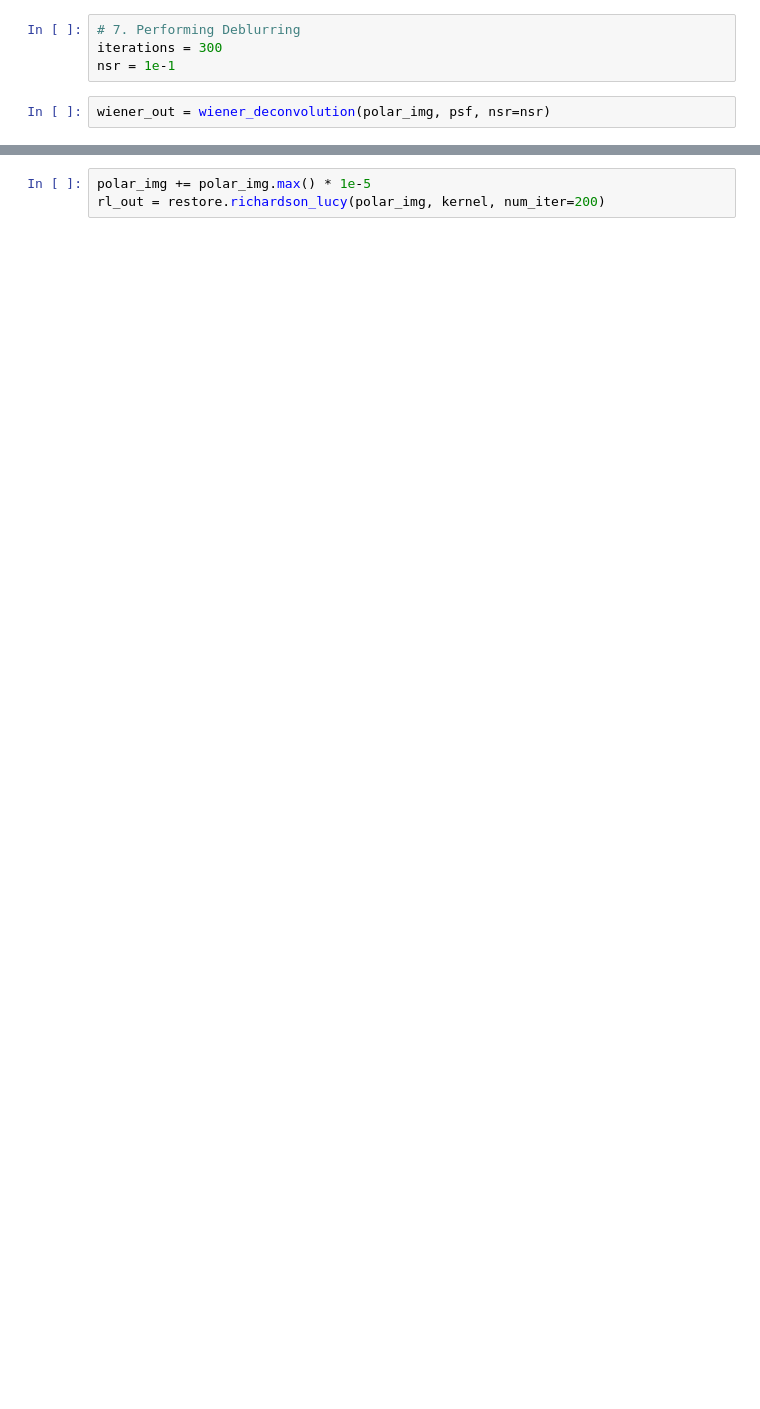
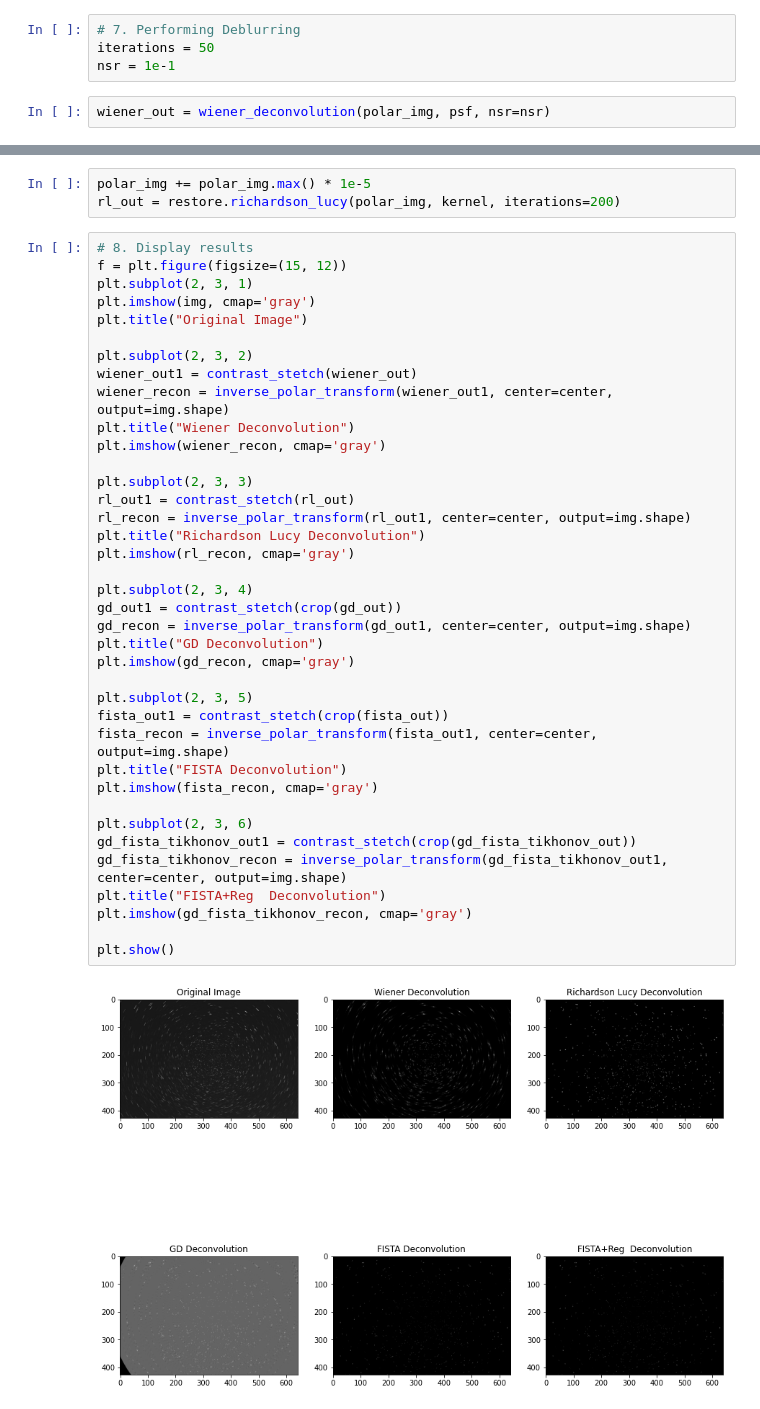
Before and after one commit to GSNikhil/star-trail-removal, a Jupyter notebook: main.ipynb, the cells around one changed output, grey strips where cells are left out. Cells and saved outputs as stored; diff of their text form; blank space fills up the shorter version.

```diff
--- a/main.ipynb
+++ b/main.ipynb
@@ -776,7 +739,7 @@ Kernel Shape:  (1, 17) 1.0
 [figure]
 # %%
 # 7. Performing Deblurring
-iterations = 300
+iterations = 50
 nsr = 1e-1
 # %%
 wiener_out = wiener_deconvolution(polar_img, psf, nsr=nsr)
@@ -789,3 +758,43 @@ gd_fista_tikhonov_out = gd_fista_tikhonov_reg(polar_img, pad_psf, n_iters=iterat
 # %%
 polar_img += polar_img.max() * 1e-5
-rl_out = restore.richardson_lucy(polar_img, kernel, num_iter=200)
+rl_out = restore.richardson_lucy(polar_img, kernel, iterations=200)
+# %%
+# 8. Display results
+f = plt.figure(figsize=(15, 12))
+plt.subplot(2, 3, 1)
+plt.imshow(img, cmap='gray')
+plt.title("Original Image")
+
+plt.subplot(2, 3, 2)
+wiener_out1 = contrast_stetch(wiener_out)
+wiener_recon = inverse_polar_transform(wiener_out1, center=center, output=img.shape)
+plt.title("Wiener Deconvolution")
+plt.imshow(wiener_recon, cmap='gray')
+
+plt.subplot(2, 3, 3)
+rl_out1 = contrast_stetch(rl_out)
+rl_recon = inverse_polar_transform(rl_out1, center=center, output=img.shape)
+plt.title("Richardson Lucy Deconvolution")
+plt.imshow(rl_recon, cmap='gray')
+
+plt.subplot(2, 3, 4)
+gd_out1 = contrast_stetch(crop(gd_out))
+gd_recon = inverse_polar_transform(gd_out1, center=center, output=img.shape)
+plt.title("GD Deconvolution")
+plt.imshow(gd_recon, cmap='gray')
+
+plt.subplot(2, 3, 5)
+fista_out1 = contrast_stetch(crop(fista_out))
+fista_recon = inverse_polar_transform(fista_out1, center=center, output=img.shape)
+plt.title("FISTA Deconvolution")
+plt.imshow(fista_recon, cmap='gray')
+
+plt.subplot(2, 3, 6)
+gd_fista_tikhonov_out1 = contrast_stetch(crop(gd_fista_tikhonov_out))
+gd_fista_tikhonov_recon = inverse_polar_transform(gd_fista_tikhonov_out1, center=center, output=img.shape)
+plt.title("FISTA+Reg  Deconvolution")
+plt.imshow(gd_fista_tikhonov_recon, cmap='gray')
+
+plt.show()
+# %% [output]
+[figure, added]
```
Also changed, not shown: parts of 37 cells of this notebook.
